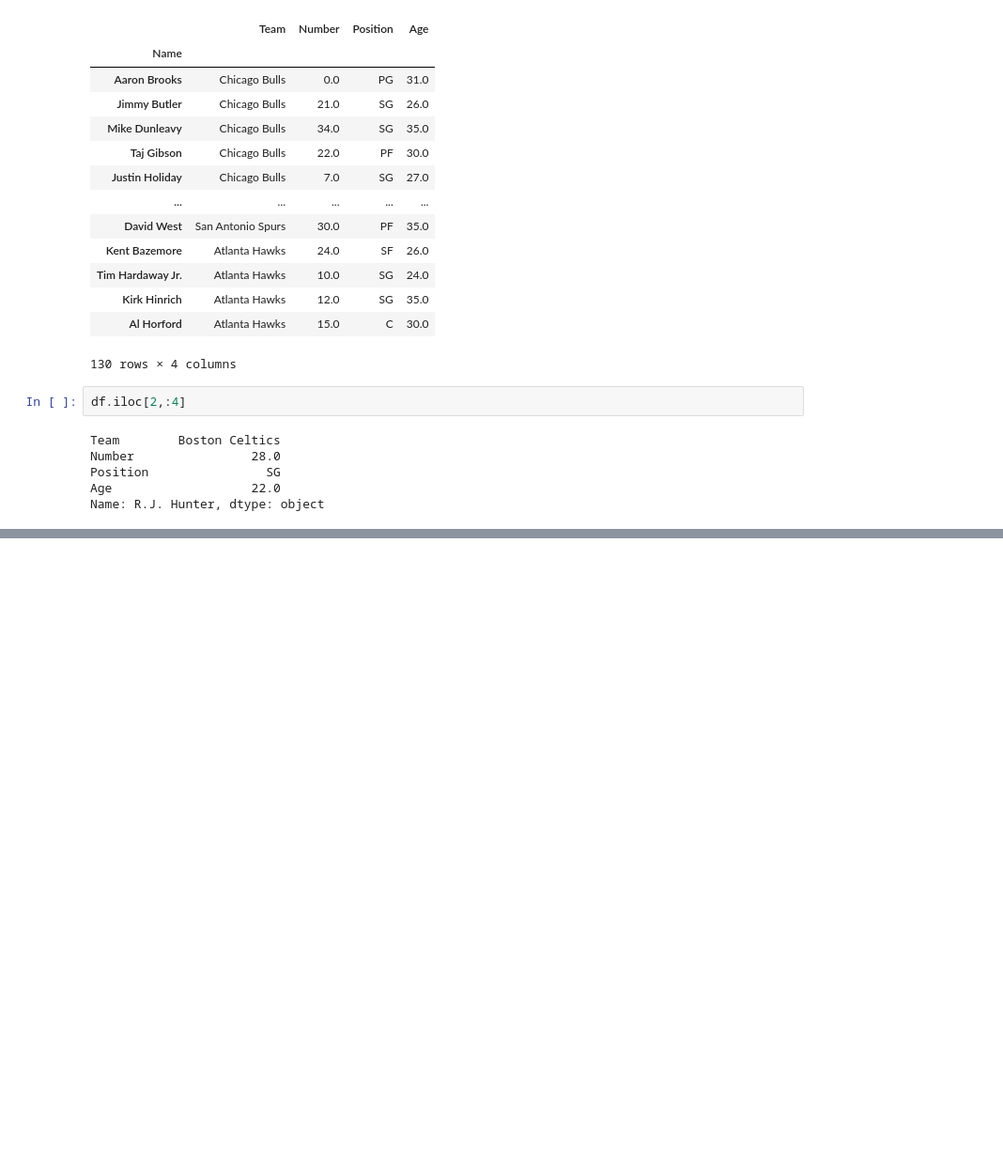
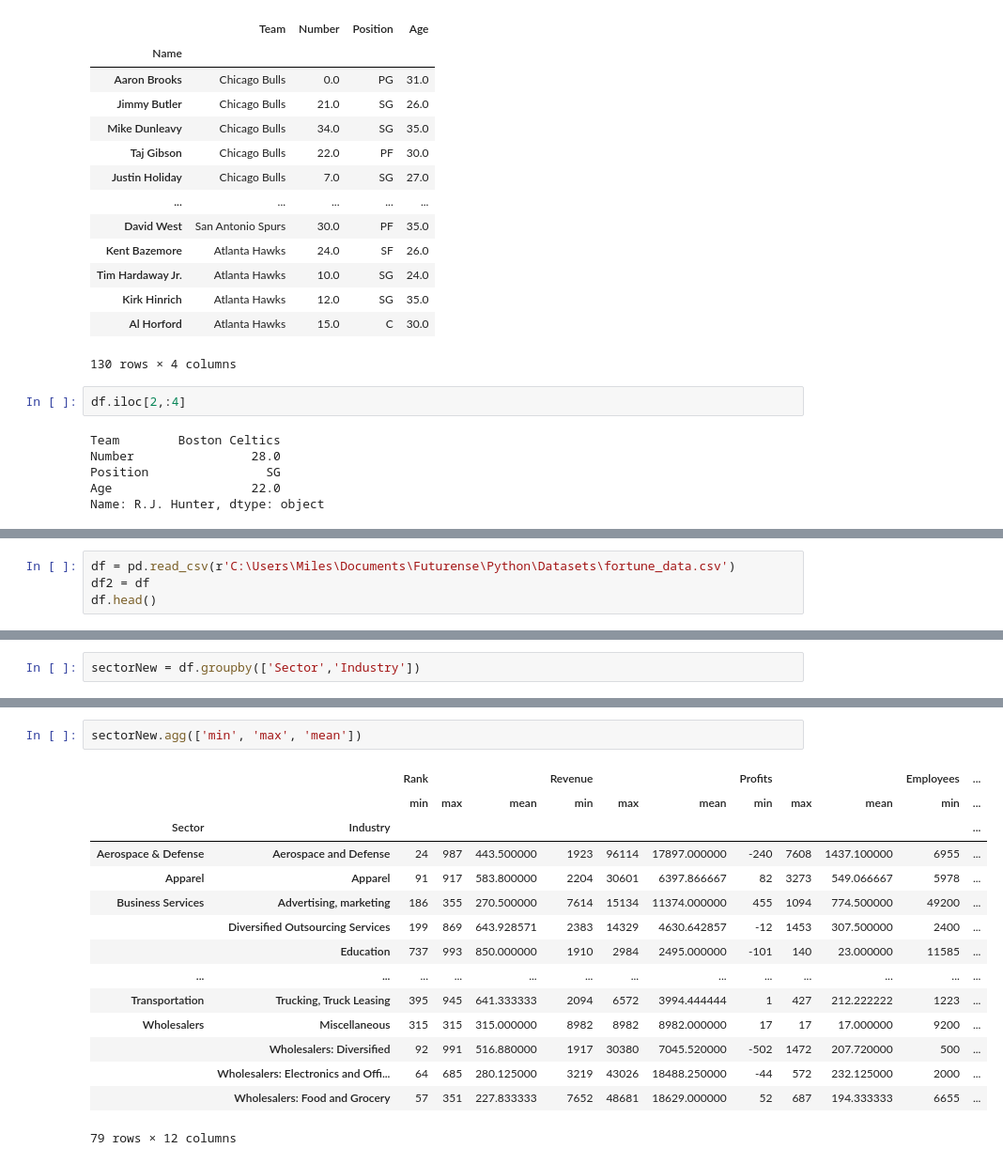
Before and after one commit to ShashankRajSara/Data-Engineering, a Jupyter notebook: Python/pandas.ipynb, the cells around one changed output, grey strips where cells are left out. Shown: that part at 94% size. Drawn from its saved outputs; the diff is of its cells as text; blank space fills up the shorter version.

```diff
--- a/Python/pandas.ipynb
+++ b/Python/pandas.ipynb
@@ -1260,0 +1826,4 @@ Name: R.J. Hunter, dtype: object
+# %%
+df = pd.read_csv(r'C:\Users\Miles\Documents\Futurense\Python\Datasets\fortune_data.csv')
+df2 = df
+df.head()
@@ -1260,0 +1933,2 @@ Name: R.J. Hunter, dtype: object
+# %%
+sectorNew = df.groupby(['Sector','Industry'])
@@ -1260,0 +1962,18 @@ Name: R.J. Hunter, dtype: object
+# %%
+sectorNew.agg(['min', 'max', 'mean'])
+# %% [output]
+|  |  | Rank |  |  | Revenue |  |  | Profits |  |  | Employees | ... |
+|  |  | min | max | mean | min | max | mean | min | max | mean | min | ... |
+| Sector | Industry |  |  |  |  |  |  |  |  |  |  | ... |
+| Aerospace & Defense | Aerospace and Defense | 24 | 987 | 443.500000 | 1923 | 96114 | 17897.000000 | -240 | 7608 | 1437.100000 | 6955 | ... |
+| Apparel | Apparel | 91 | 917 | 583.800000 | 2204 | 30601 | 6397.866667 | 82 | 3273 | 549.066667 | 5978 | ... |
+| Business Services | Advertising, marketing | 186 | 355 | 270.500000 | 7614 | 15134 | 11374.000000 | 455 | 1094 | 774.500000 | 49200 | ... |
+|  | Diversified Outsourcing Services | 199 | 869 | 643.928571 | 2383 | 14329 | 4630.642857 | -12 | 1453 | 307.500000 | 2400 | ... |
+|  | Education | 737 | 993 | 850.000000 | 1910 | 2984 | 2495.000000 | -101 | 140 | 23.000000 | 11585 | ... |
+| ... | ... | ... | ... | ... | ... | ... | ... | ... | ... | ... | ... | ... |
+| Transportation | Trucking, Truck Leasing | 395 | 945 | 641.333333 | 2094 | 6572 | 3994.444444 | 1 | 427 | 212.222222 | 1223 | ... |
+| Wholesalers | Miscellaneous | 315 | 315 | 315.000000 | 8982 | 8982 | 8982.000000 | 17 | 17 | 17.000000 | 9200 | ... |
+|  | Wholesalers: Diversified | 92 | 991 | 516.880000 | 1917 | 30380 | 7045.520000 | -502 | 1472 | 207.720000 | 500 | ... |
+|  | Wholesalers: Electronics and Offi... | 64 | 685 | 280.125000 | 3219 | 43026 | 18488.250000 | -44 | 572 | 232.125000 | 2000 | ... |
+|  | Wholesalers: Food and Grocery | 57 | 351 | 227.833333 | 7652 | 48681 | 18629.000000 | 52 | 687 | 194.333333 | 6655 | ... |
+79 rows × 12 columns
```
Also changed, not shown: parts of 120 cells of this notebook, 29 other files.
